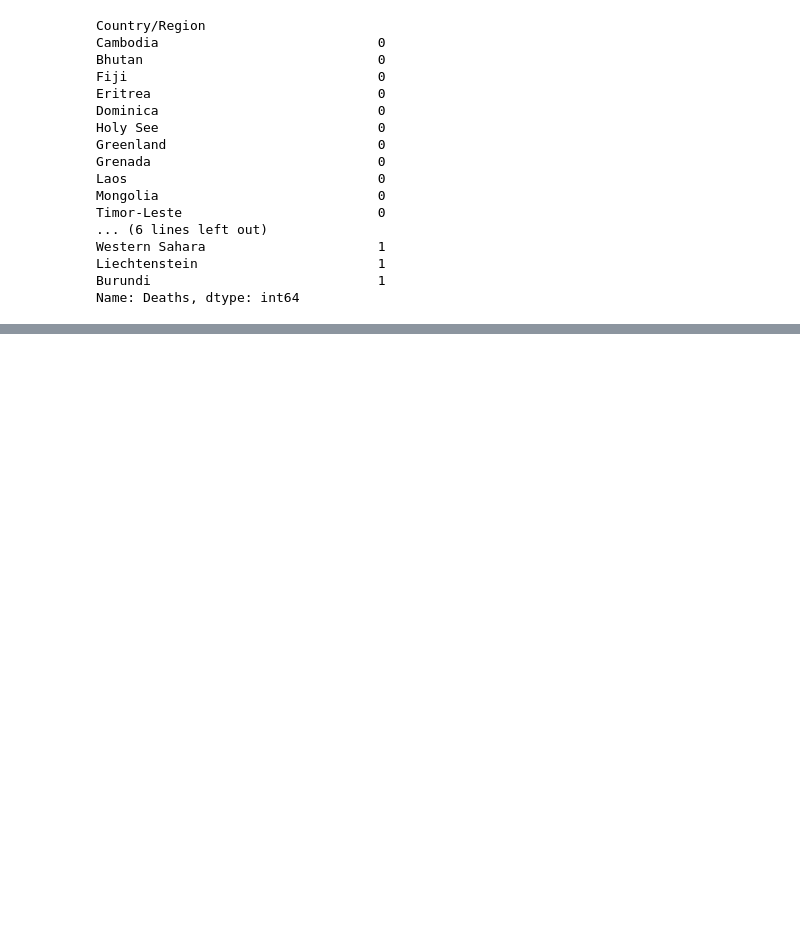
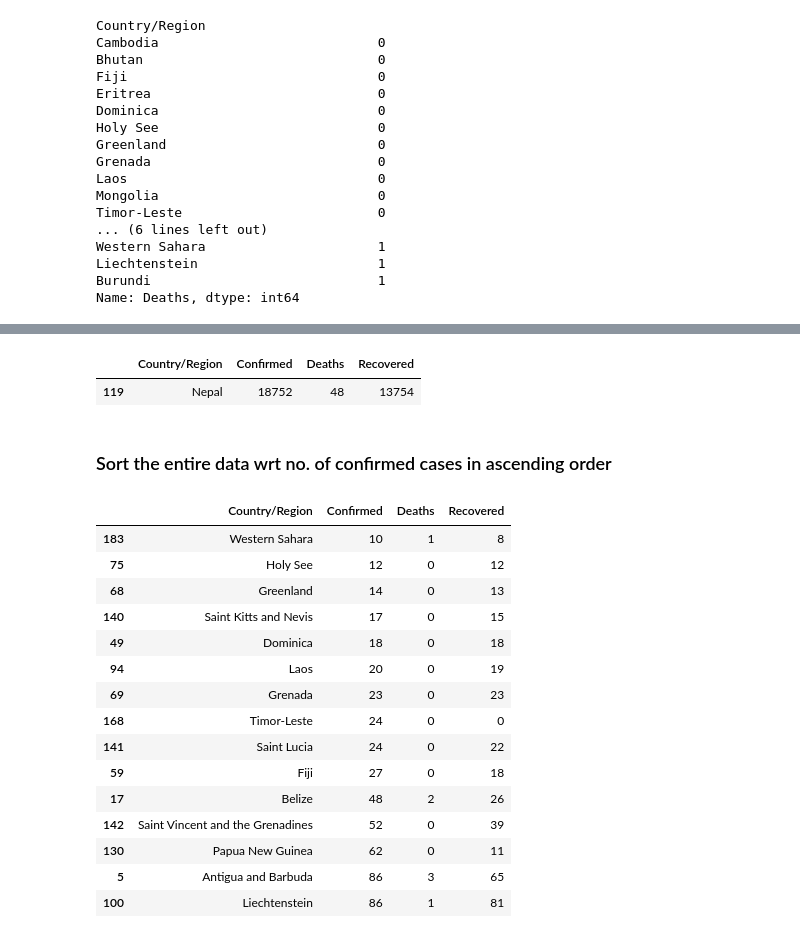
Before and after one commit to samrachana392/Covid19-Dataset-Analysis, a Jupyter notebook: Dataset_analysis.ipynb, the cells around one changed output, grey strips where cells are left out. Drawn from its saved outputs; the diff is of its cells as text; code cells hidden in the pictures; blank space fills up the shorter version.

```diff
--- a/Dataset_analysis.ipynb
+++ b/Dataset_analysis.ipynb
@@ -203,0 +230,26 @@ Name: Deaths, dtype: int64
+# %%
+data[data['Country/Region'] =='Nepal']
+# %% [output]
+|  | Country/Region | Confirmed | Deaths | Recovered |
+| 119 | Nepal | 18752 | 48 | 13754 |
+# %% [markdown]
+### Sort the entire data wrt no. of confirmed cases in ascending order
+# %%
+data.sort_values(by='Confirmed', ascending = True).head(15)
+# %% [output]
+|  | Country/Region | Confirmed | Deaths | Recovered |
+| 183 | Western Sahara | 10 | 1 | 8 |
+| 75 | Holy See | 12 | 0 | 12 |
+| 68 | Greenland | 14 | 0 | 13 |
+| 140 | Saint Kitts and Nevis | 17 | 0 | 15 |
+| 49 | Dominica | 18 | 0 | 18 |
+| 94 | Laos | 20 | 0 | 19 |
+| 69 | Grenada | 23 | 0 | 23 |
+| 168 | Timor-Leste | 24 | 0 | 0 |
+| 141 | Saint Lucia | 24 | 0 | 22 |
+| 59 | Fiji | 27 | 0 | 18 |
+| 17 | Belize | 48 | 2 | 26 |
+| 142 | Saint Vincent and the Grenadines | 52 | 0 | 39 |
+| 130 | Papua New Guinea | 62 | 0 | 11 |
+| 5 | Antigua and Barbuda | 86 | 3 | 65 |
+| 100 | Liechtenstein | 86 | 1 | 81 |
```
Also changed, not shown: parts of 5 cells of this notebook.
